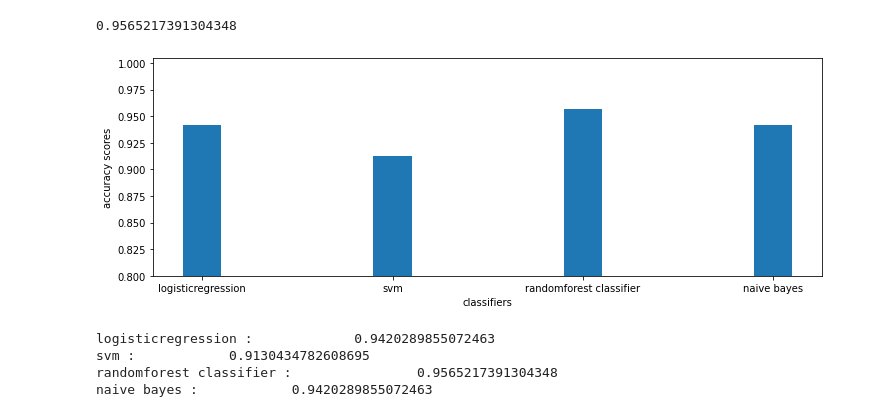
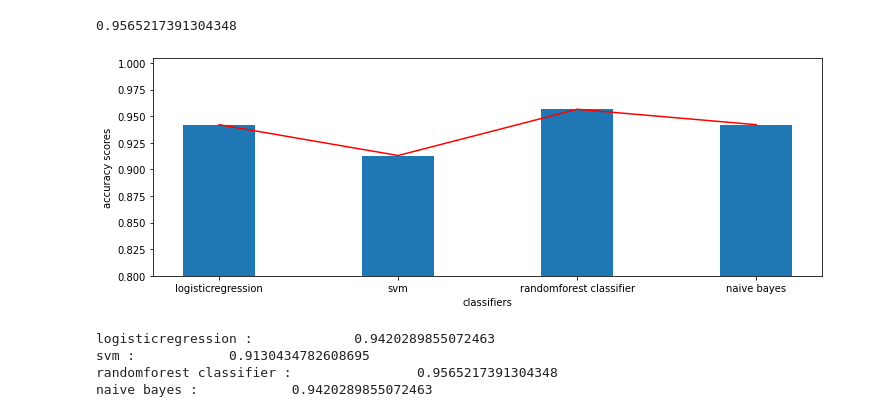
Before and after one commit to 1337Rinz/KhaiPhaDuLieuLon, a Jupyter notebook: DoAn_KhaiPhaDuLieuLon.ipynb, the cells around one changed output. Drawn from its saved outputs; the diff is of its cells as text; code cells hidden in the pictures.

```diff
--- a/DoAn_KhaiPhaDuLieuLon.ipynb
+++ b/DoAn_KhaiPhaDuLieuLon.ipynb
@@ -322,18 +322,19 @@ list_models.append('naive bayes')
 # %%
 
 plt.figure(figsize=(12,4))
-plt.bar(list_models,list_scores,width=0.2)
+plt.bar(list_models,list_scores,width=0.4)
+plt.plot(list_models,list_scores,'r')
 plt.xlabel('classifiers')
 plt.ylabel('accuracy scores')
 plt.ylim(bottom=0.8)
 
 plt.show()
 
 
 for i in range(len(list_models)):
   print(list_models[i],":\t\t",list_scores[i])
 # %% [output]
-[figure, old version]
+[figure, new version]
 logisticregression :             0.9420289855072463
 svm :            0.9130434782608695
 randomforest classifier :                0.9565217391304348
```
